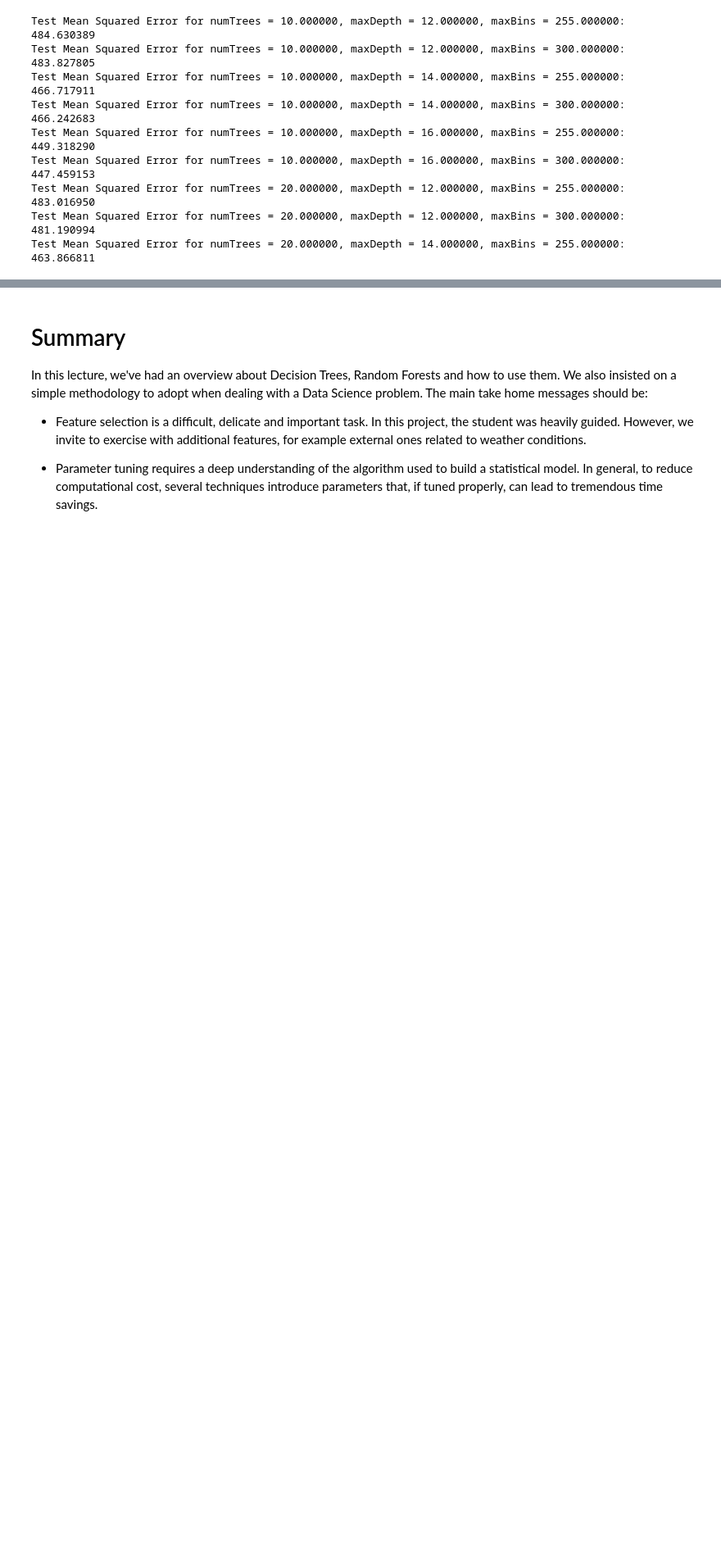
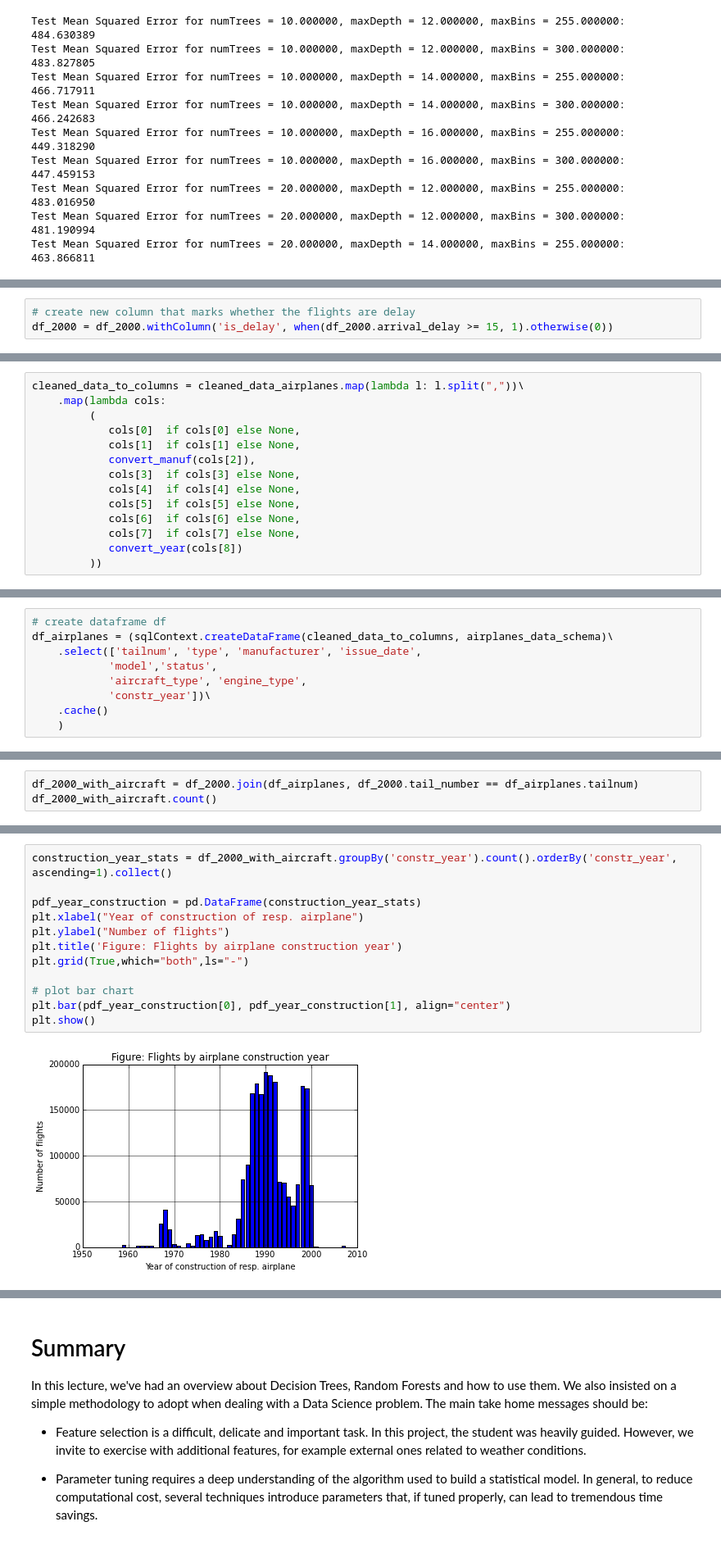
Before and after one commit to sjerbi/Algorithmic-Machine-Learning, a Jupyter notebook: [Lecture 5+6] Regression algorithm - Using Random Forests to predict Airplane Delays.ipynb, the cells around one changed output, grey strips where cells are left out. Shown: that part at 82% size. Cells and saved outputs as stored; diff of their text form; blank space fills up the shorter version.

```diff
--- a/[Lecture 5+6] Regression algorithm - Using Random Forests to predict Airplane Delays.ipynb
+++ b/[Lecture 5+6] Regression algorithm - Using Random Forests to predict Airplane Delays.ipynb
@@ -1487,0 +3045,3 @@ Be active ! Ask yourself other questions which help you explore more about this
+# %%
+# create new column that marks whether the flights are delay
+df_2000 = df_2000.withColumn('is_delay', when(df_2000.arrival_delay >= 15, 1).otherwise(0))
@@ -1487,0 +3142,14 @@ Be active ! Ask yourself other questions which help you explore more about this
+# %%
+cleaned_data_to_columns = cleaned_data_airplanes.map(lambda l: l.split(","))\
+    .map(lambda cols:
+         (
+            cols[0]  if cols[0] else None,
+            cols[1]  if cols[1] else None,
+            convert_manuf(cols[2]),
+            cols[3]  if cols[3] else None,
+            cols[4]  if cols[4] else None,
+            cols[5]  if cols[5] else None,
+            cols[6]  if cols[6] else None,
+            cols[7]  if cols[7] else None,
+            convert_year(cols[8])
+         ))
@@ -1487,0 +3158,9 @@ Be active ! Ask yourself other questions which help you explore more about this
+# %%
+# create dataframe df
+df_airplanes = (sqlContext.createDataFrame(cleaned_data_to_columns, airplanes_data_schema)\
+    .select(['tailnum', 'type', 'manufacturer', 'issue_date',
+            'model','status',
+            'aircraft_type', 'engine_type',
+            'constr_year'])\
+    .cache()
+    )
@@ -1487,0 +3169,3 @@ Be active ! Ask yourself other questions which help you explore more about this
+# %%
+df_2000_with_aircraft = df_2000.join(df_airplanes, df_2000.tail_number == df_airplanes.tailnum)
+df_2000_with_aircraft.count()
@@ -1487,0 +3181,14 @@ Be active ! Ask yourself other questions which help you explore more about this
+# %%
+construction_year_stats = df_2000_with_aircraft.groupBy('constr_year').count().orderBy('constr_year', ascending=1).collect()
+
+pdf_year_construction = pd.DataFrame(construction_year_stats)
+plt.xlabel("Year of construction of resp. airplane")
+plt.ylabel("Number of flights")
+plt.title('Figure: Flights by airplane construction year')
+plt.grid(True,which="both",ls="-")
+
+# plot bar chart
+plt.bar(pdf_year_construction[0], pdf_year_construction[1], align="center")
+plt.show()
+# %% [output]
+[figure, added]
```
Also changed, not shown: parts of 212 cells of this notebook.
